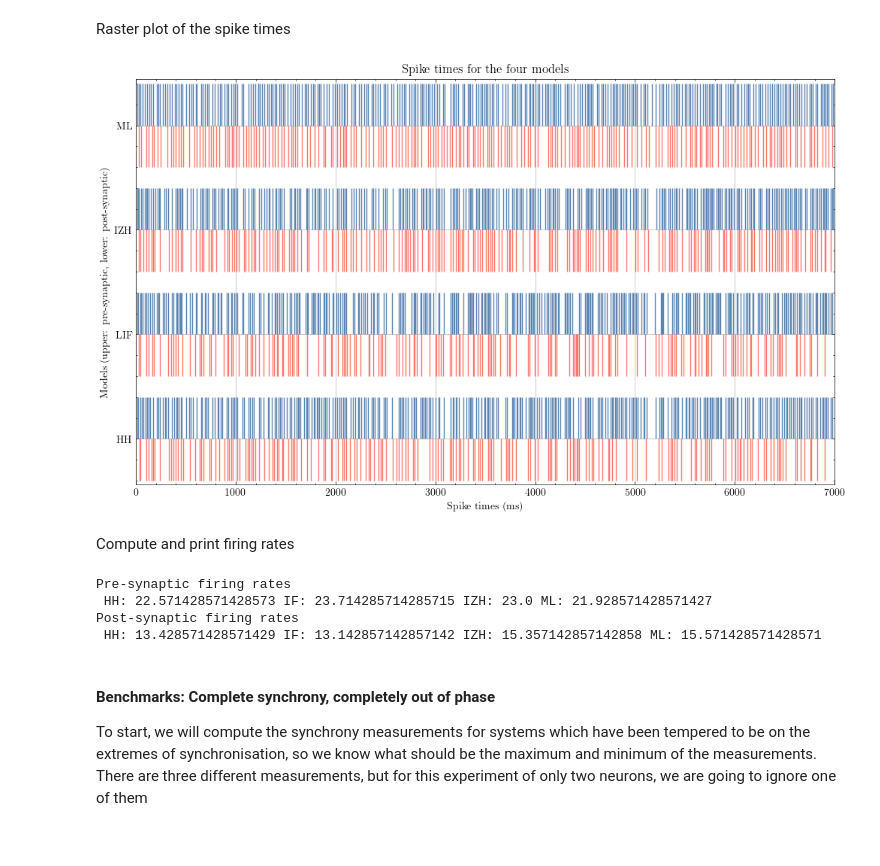
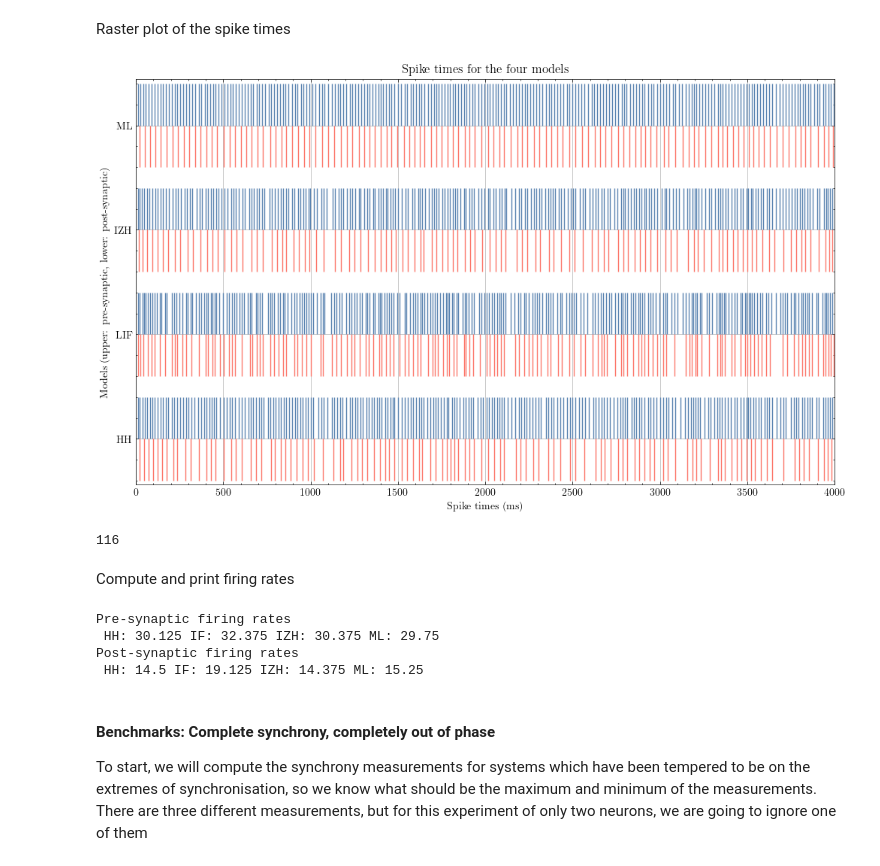
Before and after one commit to Sir-Bip-Bop/Gap-Junction-Coupling-Studies, a Jupyter notebook: synchrony_experiment.ipynb, the cells around one changed output. Cells and saved outputs as stored; diff of their text form; code cells hidden in the pictures.

Commit message:
RescalingVanRossum-adjust intensities

```diff
--- a/synchrony_experiment.ipynb
+++ b/synchrony_experiment.ipynb
@@ -30,7 +159,7 @@ params_IZH =load_ISH()
 params_ML = load_ML()
 
 #time parameters
-t_final = 7000
+t_final = 4000
 dt = 0.01
 
 #Other constant parameters
@@ -44,8 +173,5 @@ n0 = 0.2
 m0 = 0.1
 h0 = 0.6
 order = 5
-
-#time constant for the Van Rossum distance
-t_R = 3
 # %% [markdown]
 We'll set a fixed seed to configure the system, and create for intensities, one for each model
@@ -74,3 +204,25 @@ I_ML[:,1] = 1.3 + 5*x2
+# %%
+#fixing random seed
+np.random.seed(1234)
+
+#generating the intensities
+I_HH = np.zeros((int(t_final/dt),2))
+I_IF = np.zeros((int(t_final/dt),2))
+I_IZH = np.zeros((int(t_final/dt),2))
+I_ML = np.zeros((int(t_final/dt),2))
+
+#the noise will be common for all cases
+x1 = np.random.normal(0,5,int(t_final/dt))
+x2 = np.random.normal(0,5,int(t_final/dt))
+
+I_HH[:,0] = 2.5*(1+ x1)
+I_HH[:,1] = 1.83*(1+ x1)
+I_IF[:,0] = 2.5*(1+ x1)
+I_IF[:,1] = 2.1*(1+ x1)
+I_IZH[:,0] = 2.45*(1+ x1)
+I_IZH[:,1] = 1.5*(1+ x1)
+I_ML[:,0] = 2.5*(1+ x1)
+I_ML[:,1] = 1.25*(1+ x1)
 # %% [markdown]
 Compute the simulations for all of  the models, turn on synaptic coupling for all of them too
 # %%
@@ -88,35 +252,39 @@ spike_IF_2 =  (np.argwhere(np.array(matrixIF_adjust.todense())[1,:]>0) * dt).fla
 spike_IZH_1 =  (np.argwhere(np.array(matrixIZH_adjust.todense())[0,:]>0) * dt).flatten()
 spike_IZH_2 = (np.argwhere(np.array(matrixIZH_adjust.todense())[1,:]>0) * dt).flatten()
 spike_ML_1 = (np.argwhere(np.array(matrixML_adjust.todense())[0,:]>0) * dt).flatten()
 spike_ML_2 = (np.argwhere(np.array(matrixML_adjust.todense())[1,:]>0) * dt).flatten()
 fig, ax = plt.subplots()
 
 ax.eventplot(spike_HH_1, color = '#5B84B1FF')
 ax.eventplot(spike_HH_2,color='#FC766AFF',lineoffsets=0,label='hola')
 ax.eventplot(spike_IF_2,color = '#FC766AFF',lineoffsets=2.5)
 ax.eventplot(spike_IF_1, color = '#5B84B1FF', lineoffsets= 3.5)
 ax.eventplot(spike_IZH_2,color = '#FC766AFF',lineoffsets= 5.0 )
 ax.eventplot(spike_IZH_1, color = '#5B84B1FF', lineoffsets= 6.0)
 ax.eventplot(spike_ML_2, color = '#FC766AFF', lineoffsets= 7.5)
 ax.eventplot(spike_ML_1,color = '#5B84B1FF', lineoffsets= 8.5)
 ax.grid()
 ax.set_ylim(-0.6,9.1)
 ax.set_ylabel('Models (upper: pre-synaptic, lower: post-synaptic)')
 plt.yticks((0.5,3.0,5.5,8.0))
 labels = [item.get_text() for item in ax.get_yticklabels()]
 labels[0] = 'HH'
 labels[1] = 'LIF'
 labels[2] = 'IZH'
 labels[3] = 'ML'
 
 ax.set_yticklabels(labels, color = 'black')
 ax.set_xlabel('Spike times (ms)')
-ax.set_xlim(0,7000)
+ax.set_xlim(0,4000)
 
 plt.title('Spike times for the four models')
 plt.show()
 # %% [output]
-[figure, old version]
+[figure, new version]
+# %%
+len(spike_HH_2)
+# %% [output]
+116
 # %% [markdown]
 Compute and print firing rates
 # %%
@@ -133,9 +301,9 @@ print('Pre-synaptic firing rates \n HH:',firing_HH_pre,'IF:',firing_IF_pre, 'IZH
 print('Post-synaptic firing rates \n HH:',firing_HH_post,'IF:',firing_IF_post, 'IZH:', firing_IZH_post, 'ML:', firing_ML_post )
 # %% [output]
 Pre-synaptic firing rates
- HH: 22.571428571428573 IF: 23.714285714285715 IZH: 23.0 ML: 21.928571428571427
+ HH: 30.125 IF: 32.375 IZH: 30.375 ML: 29.75
 Post-synaptic firing rates
- HH: 13.428571428571429 IF: 13.142857142857142 IZH: 15.357142857142858 ML: 15.571428571428571
+ HH: 14.5 IF: 19.125 IZH: 14.375 ML: 15.25
 # %% [markdown]
 #### Benchmarks: Complete synchrony, completely out of phase
 
```
Also changed, not shown: parts of 27 cells of this notebook, 5 other files.
